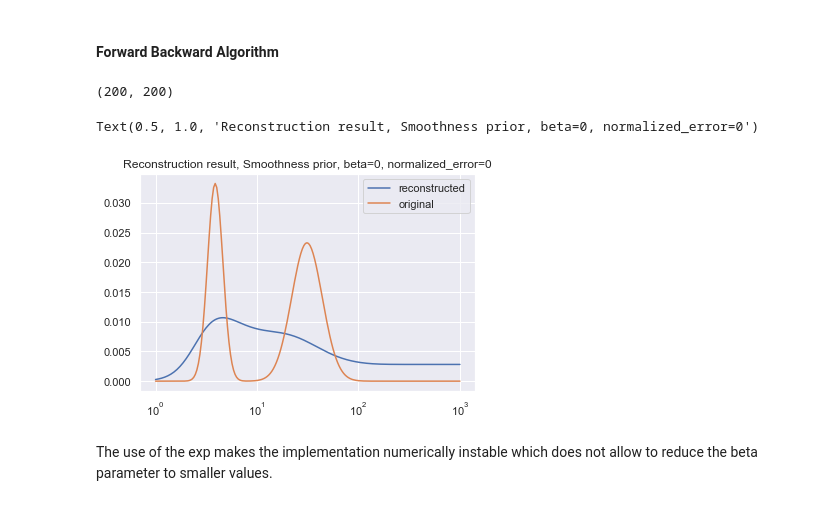
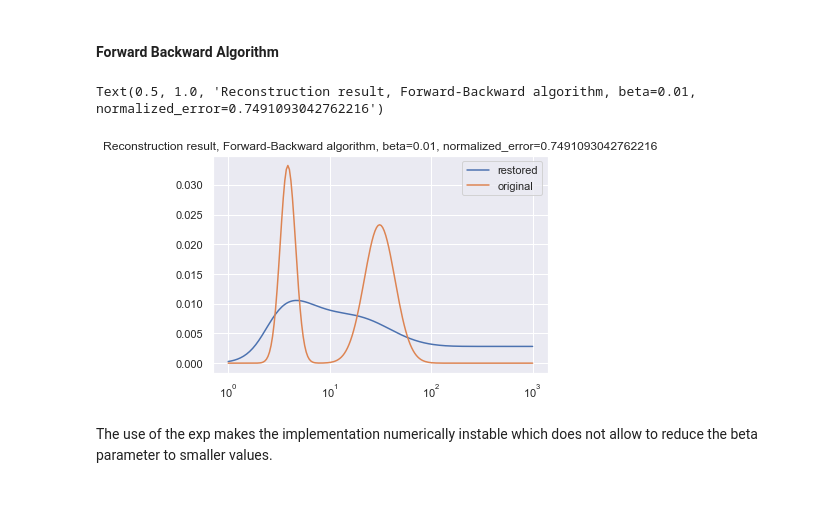
Before and after one commit to EmmanuelJhno/LabsLargeScaleDistributedOptimization, a Jupyter notebook: LSD_TPn2_2_Jehanno_Rauby.ipynb, the cells around one changed output. Saved outputs shown, nothing was run; the diff lists cells and outputs as text; code cells hidden in the pictures.

```diff
--- a/LSD_TPn2_2_Jehanno_Rauby.ipynb
+++ b/LSD_TPn2_2_Jehanno_Rauby.ipynb
@@ -120,38 +120,45 @@ def prox_f(x, K, y):
     return np.linalg.inv(K.T @ K + np.eye(K.shape[1])) @ (x + K.T @ y)
 # %% [markdown]
 #### Forward Backward Algorithm
-# %%
-np.eye(K.shape[1]).shape
-(K.T @ K).shape
-# %% [output]
-(200, 200)
 # %%
-eps = 1e-6
-converged = False
-beta = 1e-2
-lambda_ = 1/2
-nu = np.max(abs(np.linalg.eigvals(K.T @ K)))
-gamma = 1/ nu
-x_n = np.zeros(x.shape)
-while not converged :
-    y_n = x_n - gamma * K.T @ (K @ x_n - y.reshape(-1,1))
+def for_back(beta, eps=1e-6, max_iter=1000):
+    nu = np.max(abs(np.linalg.eigvals(K.T @ K)))
+    # choose gamma in ]0, 2/nu[
+    gamma = 1/nu
+    delta = 2 - gamma*nu/2
+    # choose lbda in [0, delta[
+    lbda = delta/2#
 
-    x_n_ = x_n + lambda_ * (prox_g(y_n, gamma = gamma * beta) - x_n)
-    if np.isinf(x_n_).any():
-        raise ValueError
-    err = np.linalg.norm(x_n_ - x_n, ord=2) / np.linalg.norm(x_n, ord=2)
-    if err < eps :
-        converged = True
-    x_n = x_n_
+    itr = 0
+    x_n = np.zeros(x.shape)
+    convergence = False
+    while itr < max_iter and not convergence:
+        y_n = x_n - gamma * K.T @ (K @ x_n - y.reshape(-1,1))
+        x_n1 = x_n + lbda * (prox_g(y_n, gamma = gamma * beta) - x_n)
+        if np.isinf(x_n1).any():
+            raise ValueError
+        error = np.linalg.norm(x_n1 - x_n, ord=2) / np.linalg.norm(x_n, ord=2)
+        if error < eps :
+            convergence = True
+        x_n = x_n1
+
+        itr += 1
+
+    return x_n, error
+
+beta=1e-2
+x_rec_FB, error = for_back(beta, eps=1e-6, max_iter=1000)
+rec_error = np.linalg.norm(x-x_rec_FB, ord=2)/np.linalg.norm(x, ord=2)
 fg, ax = plt.subplots(1,1)
 ax.set_xscale('log')
-ax.plot(T_n_exp, x_n, label='reconstructed')
+ax.plot(T_n_exp, x_rec_FB, label='restored')
 ax.plot(T_n_exp, x, label='original')
 ax.legend()
-ax.set_title('Reconstruction result, Smoothness prior, beta={0}, normalized_error={1}'.format(0, 0))
+ax.set_title('Reconstruction result, Forward-Backward algorithm, beta={0}, normalized_error={1}'.format(beta,
+                                                                                                    rec_error))
 # %% [output]
-Text(0.5, 1.0, 'Reconstruction result, Smoothness prior, beta=0, normalized_error=0')
+Text(0.5, 1.0, 'Reconstruction result, Forward-Backward algorithm, beta=0.01, normalized_error=0.7491093042762216')
-[figure, old version]
+[figure, new version]
 # %% [markdown]
 The use of the exp makes the implementation numerically instable which does not allow to reduce the beta parameter to smaller values.
 # %% [markdown]
```
Also changed, not shown: parts of 7 cells of this notebook.
